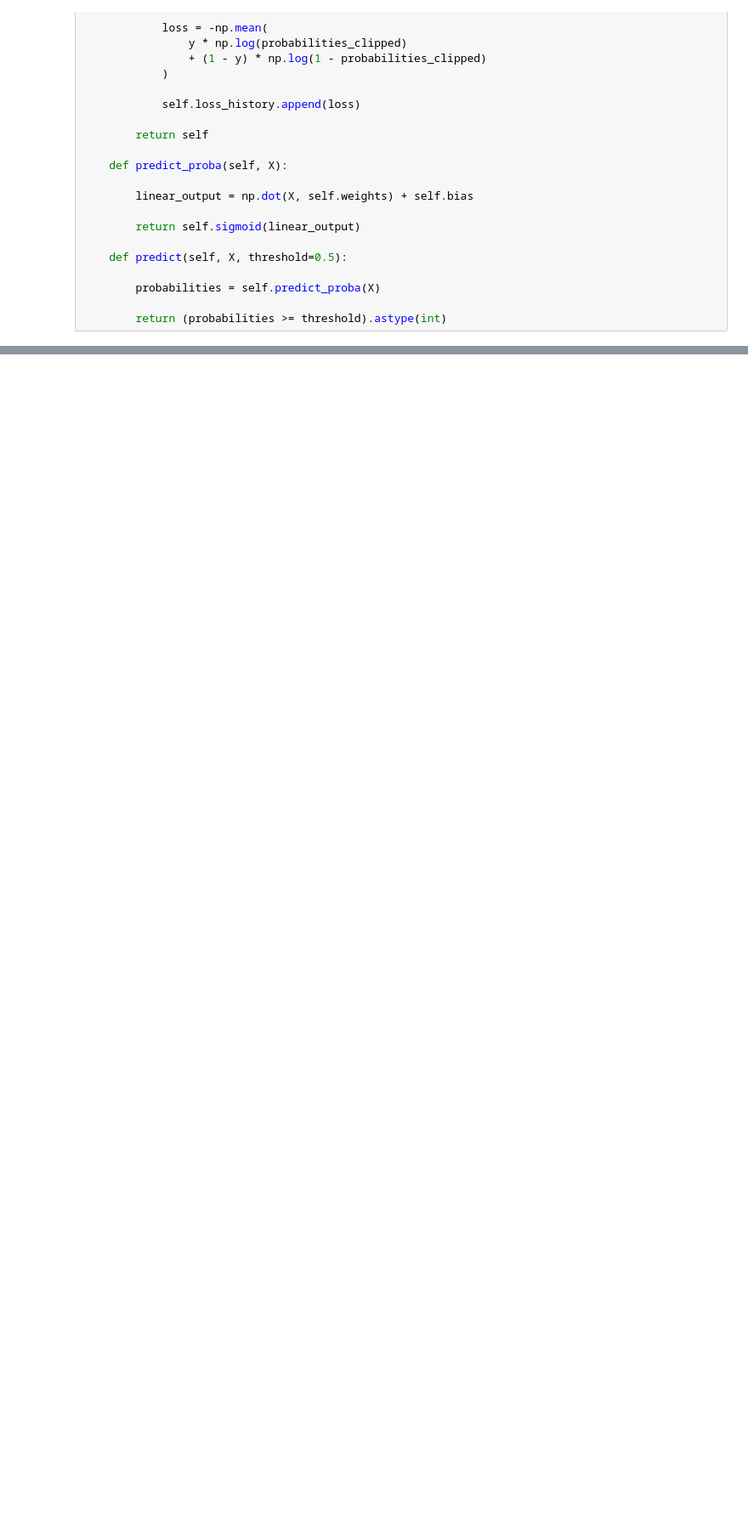
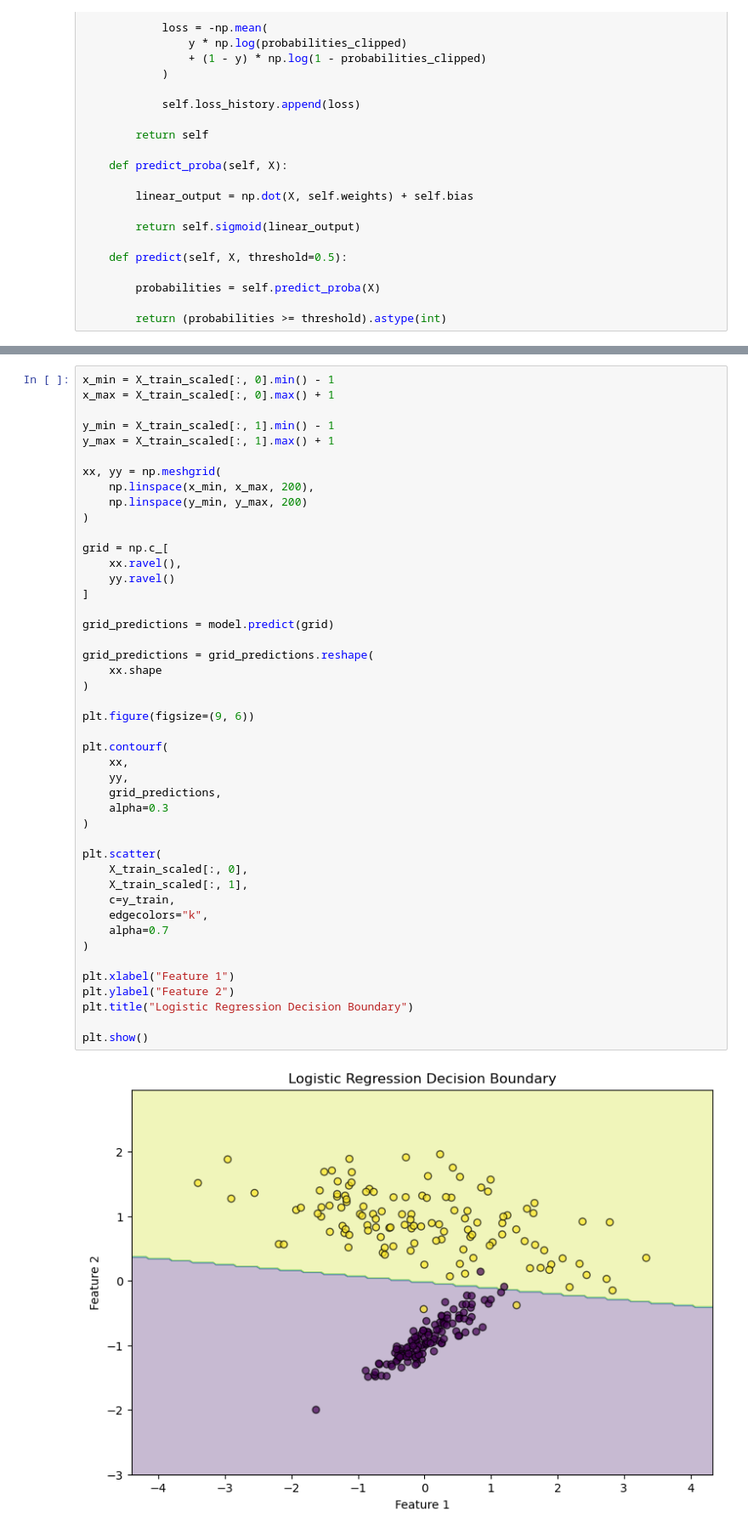
Before and after one commit to AHMAD-ALI5/machine-learning-from-scratch, a Jupyter notebook: machine-learning-from-scratch/regression/logistic regression.ipynb, the cells around one changed output, grey strips where cells are left out. Shown at 85% size. Drawn from its saved outputs; the diff is of its cells as text; blank space fills up the shorter version.

```diff
--- a/machine-learning-from-scratch/regression/logistic regression.ipynb
+++ b/machine-learning-from-scratch/regression/logistic regression.ipynb
@@ -193,0 +312,47 @@ class LogisticRegressionScratch:
+# %%
+x_min = X_train_scaled[:, 0].min() - 1
+x_max = X_train_scaled[:, 0].max() + 1
+
+y_min = X_train_scaled[:, 1].min() - 1
+y_max = X_train_scaled[:, 1].max() + 1
+
+xx, yy = np.meshgrid(
+    np.linspace(x_min, x_max, 200),
+    np.linspace(y_min, y_max, 200)
+)
+
+grid = np.c_[
+    xx.ravel(),
+    yy.ravel()
+]
+
+grid_predictions = model.predict(grid)
+
+grid_predictions = grid_predictions.reshape(
+    xx.shape
+)
+
+plt.figure(figsize=(9, 6))
+
+plt.contourf(
+    xx,
+    yy,
+    grid_predictions,
+    alpha=0.3
+)
+
+plt.scatter(
+    X_train_scaled[:, 0],
+    X_train_scaled[:, 1],
+    c=y_train,
+    edgecolors="k",
+    alpha=0.7
+)
+
+plt.xlabel("Feature 1")
+plt.ylabel("Feature 2")
+plt.title("Logistic Regression Decision Boundary")
+
+plt.show()
+# %% [output]
+[figure, added]
```
Also changed, not shown: parts of 9 cells of this notebook.
